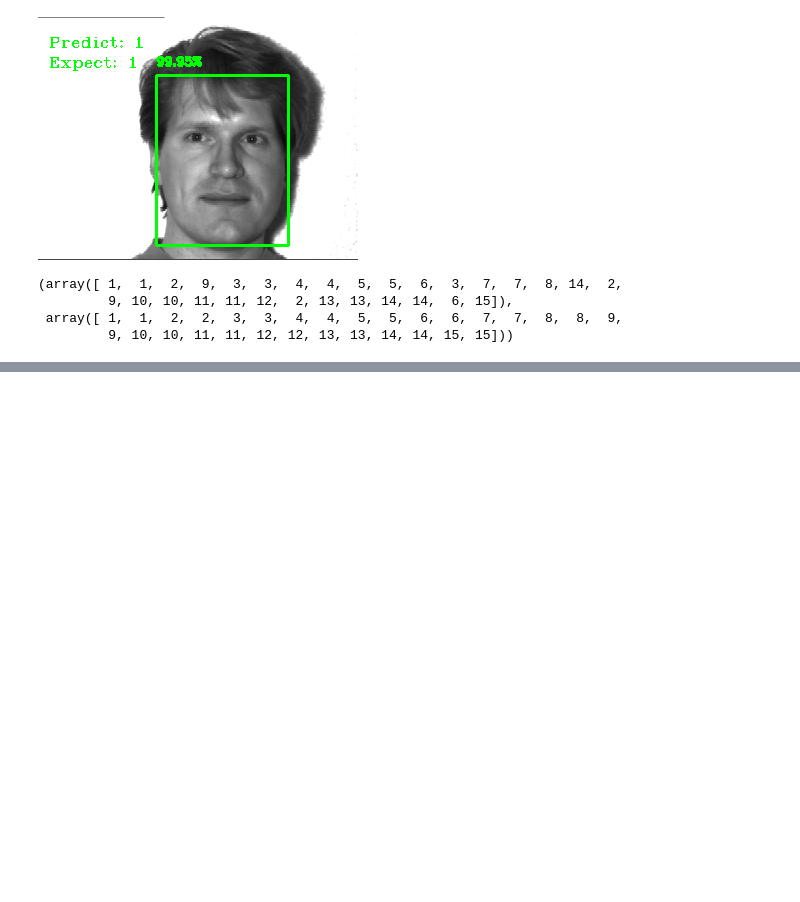
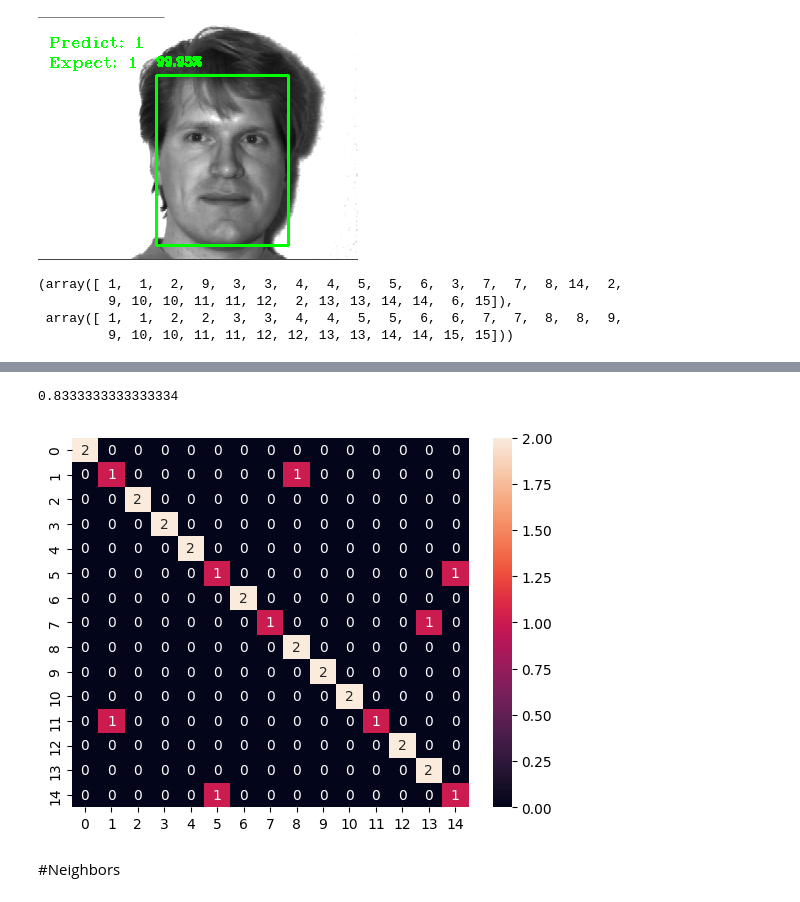
Before and after one commit to pedro162/computer_vision, a Jupyter notebook: face_detection_with_traditoinal_methods.ipynb, the cells around one changed output, grey strips where cells are left out. Saved outputs shown, nothing was run; the diff lists cells and outputs as text; code cells hidden in the pictures; blank space fills up the shorter version.

Commit message:
Testing LBPH parameters

```diff
--- a/face_detection_with_traditoinal_methods.ipynb
+++ b/face_detection_with_traditoinal_methods.ipynb
@@ -419,0 +422,5 @@ evalueate_algorithm(test_paths, lbph_classifier)
+# %%
+lbph_classifier_2 = cv2.face.LBPHFaceRecognizer_create(radius=4)
+lbph_classifier_2.train(faces, ids)
+np_image, predict = predict_image(test_image, lbph_classifier_2, True)
+cv2_imshow(np_image)
@@ -419,0 +430,7 @@ evalueate_algorithm(test_paths, lbph_classifier)
+# %%
+evaluateion_result(test_paths, lbph_classifier_2)
+# %% [output]
+0.8333333333333334
+[figure, added]
+# %% [markdown]
+#Neighbors
```
Also changed, not shown: parts of 10 cells of this notebook.
